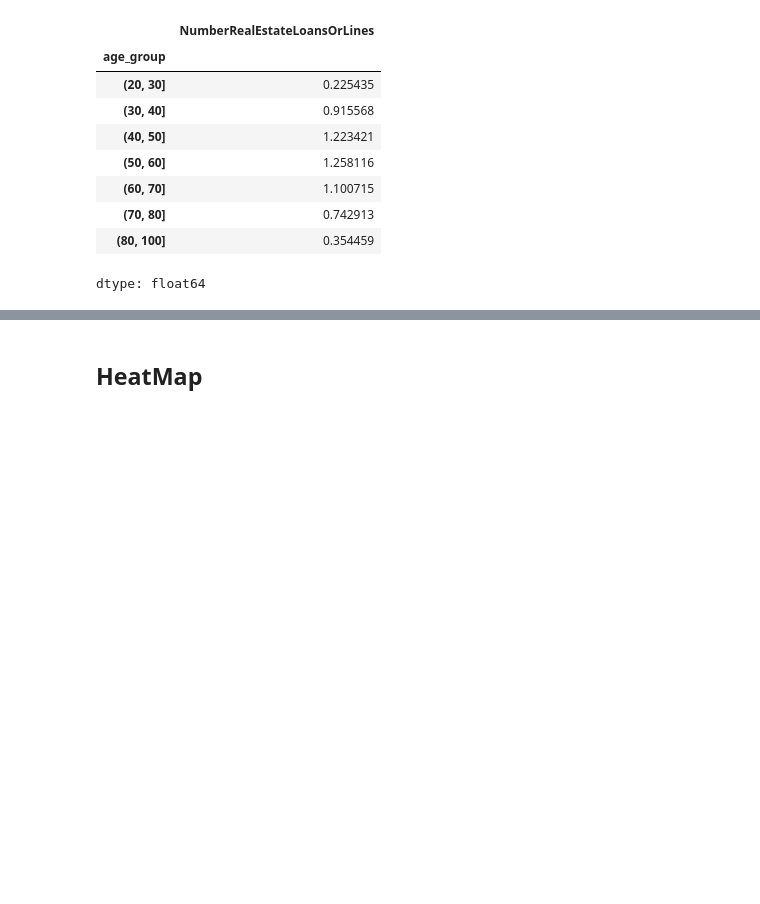
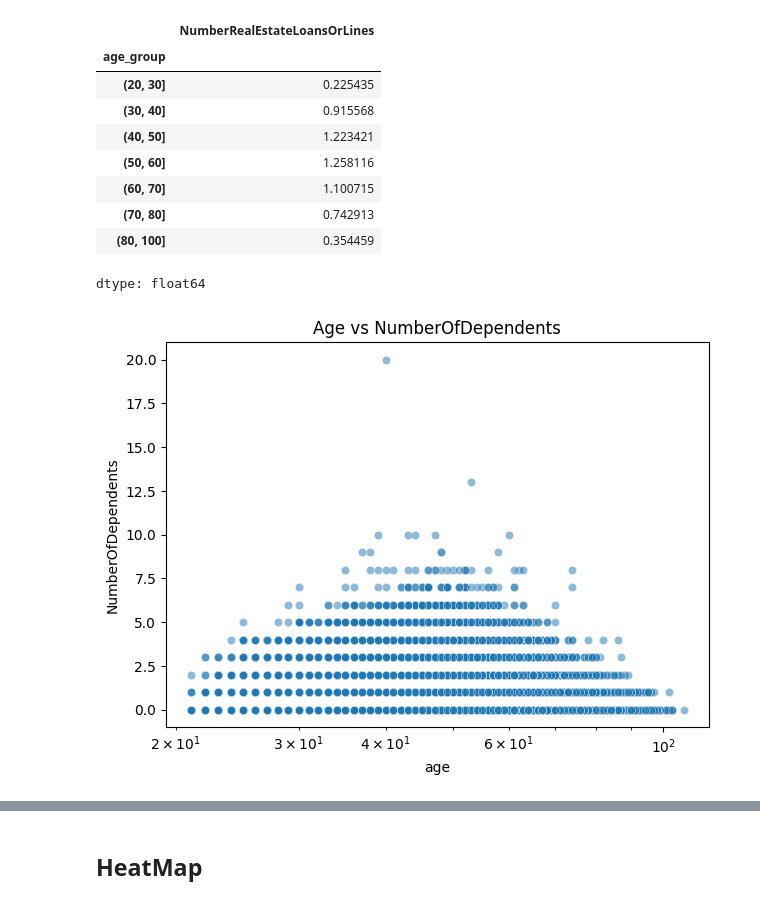
Before and after one commit to THEWACHER1103/analisis_crediticio, a Jupyter notebook: Analisis_crediticio.ipynb, the cells around one changed output, grey strips where cells are left out. Cells and saved outputs as stored; diff of their text form; code cells hidden in the pictures; blank space fills up the shorter version.

```diff
--- a/Analisis_crediticio.ipynb
+++ b/Analisis_crediticio.ipynb
@@ -282,3 +284,9 @@ corr_matrix.round(3)
 * Número de líneas x monthlyincome
 
 * Número de líneas x edad
+# %%
+df[['age', 'NumberOfTime30-59DaysPastDueNotWorse']].corr(method='spearman')
+df['age_group'] = pd.cut(
+    df['age'],
+    bins=[20,30,40,50,60,70,80,100])
+df.groupby('age_group')['NumberOfTime30-59DaysPastDueNotWorse'].mean()
@@ -404,3 +428,12 @@ df.groupby('age_group')['NumberRealEstateLoansOrLines'].mean()
 | (70, 80] | 0.742913 |
 | (80, 100] | 0.354459 |
 dtype: float64
+# %%
+plt.figure(figsize=(7,5))
+sns.scatterplot(data=df, x='age', y='NumberOfDependents', alpha=0.5)
+plt.title('Age vs NumberOfDependents')
+plt.xscale('log')
+#plt.yscale('log')
+plt.show()
+# %% [output]
+[figure, added]
```
Also changed, not shown: parts of 7 cells of this notebook.
